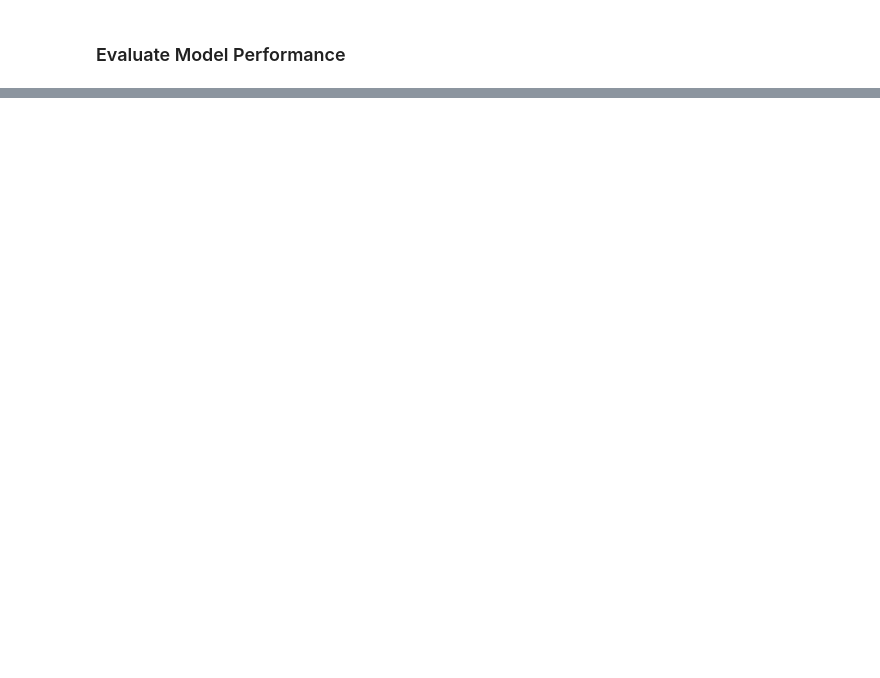
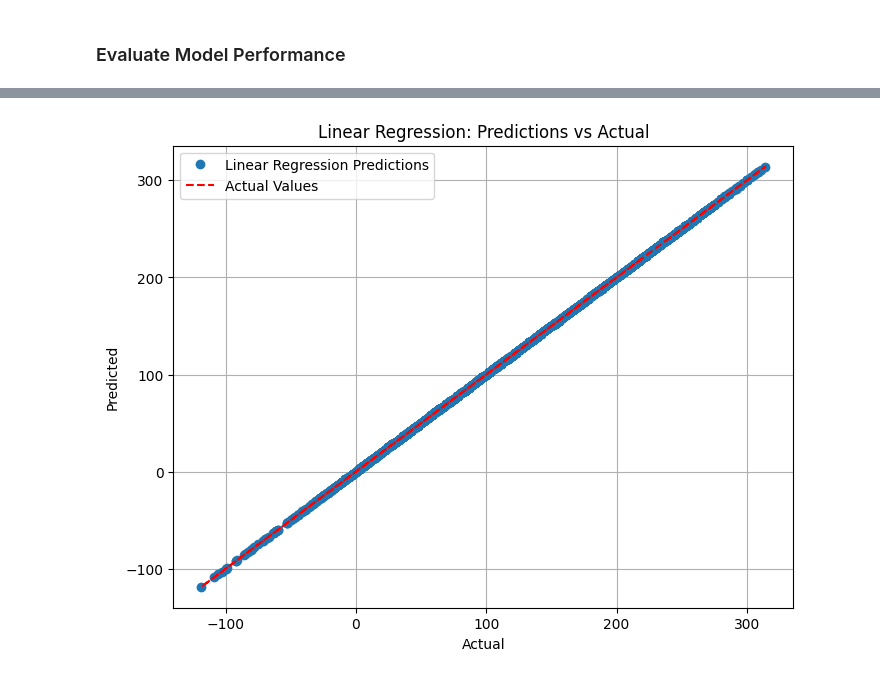
Before and after one commit to ramimt96/NCEI-Weather-Forecast-ML-Models, a Jupyter notebook: weatherforecast.ipynb, the cells around one changed output, grey strips where cells are left out. Drawn from its saved outputs; the diff is of its cells as text; code cells hidden in the pictures; blank space fills up the shorter version.

```diff
--- a/weatherforecast.ipynb
+++ b/weatherforecast.ipynb
@@ -268,0 +303,16 @@ Neural Network MAE: 0.4574398774362602
+# %%
+# Make predictions using the linear regression model
+linear_reg_predictions = linear_reg.predict(X_test)
+
+# Plot linear regression predictions vs actual
+plt.figure(figsize=(8, 6))
+plt.plot(Y_test, linear_reg_predictions, 'o', label='Linear Regression Predictions')
+plt.plot(Y_test, Y_test, color='r', linestyle='--', label='Actual Values')
+plt.title('Linear Regression: Predictions vs Actual')
+plt.xlabel('Actual')
+plt.ylabel('Predicted')
+plt.legend()
+plt.grid(True)
+plt.show()
+# %% [output]
+[figure, added]
```
Also changed, not shown: parts of 16 cells of this notebook.
